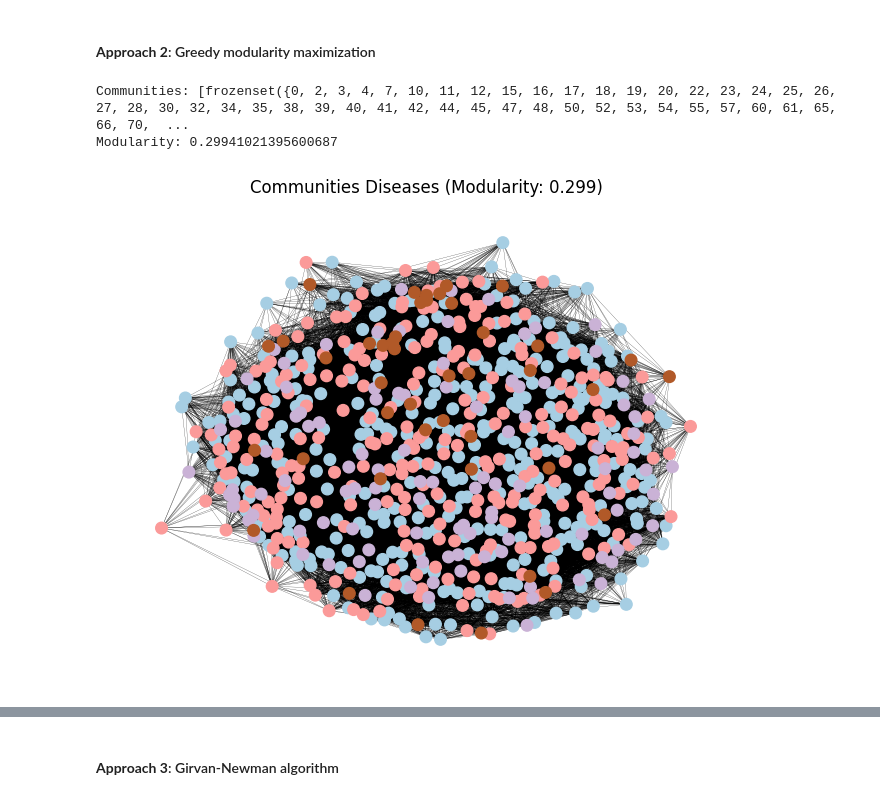
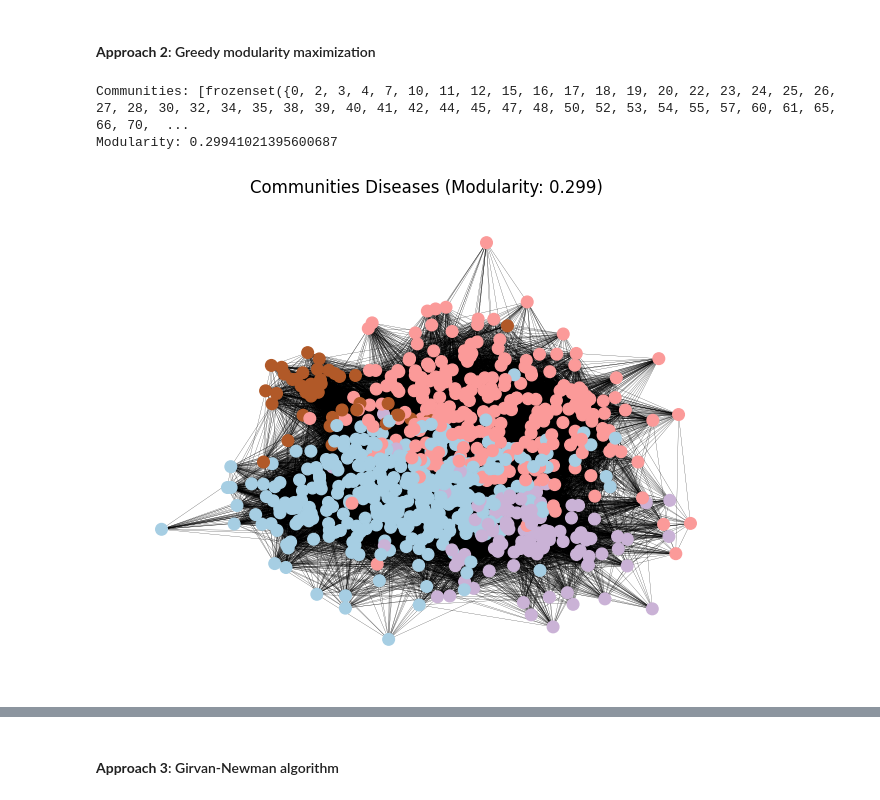
Before and after one commit to DavideLigari/disease-prediction, a Jupyter notebook: code/metrics_analysis/community_detection.ipynb, the cells around one changed output, grey strips where cells are left out. Saved outputs shown, nothing was run; the diff lists cells and outputs as text; code cells hidden in the pictures.

Commit message:
community analysis WIP

```diff
--- a/code/metrics_analysis/community_detection.ipynb
+++ b/code/metrics_analysis/community_detection.ipynb
@@ -27,0 +23,19 @@ adjacency_matrix = adjacency_matrix[:, :-1]
+# %%
+# Get the adjacency matrix from the data
+adjacency_matrix = pd.read_csv("../../dataset/large_adjacency_matrix.csv", compression='gzip').values
+
+# Compute co-occurrence matrix disease-disease
+co_occurrence_matrix_d = np.matmul(adjacency_matrix, adjacency_matrix.T)
+# Display the co-occurrence matrix
+print("Co-occurrence Matrix (Disease-Disease):")
+print(co_occurrence_matrix_d)
+# Get the graph
+G_d = gg.get_weighted_graph(co_occurrence_matrix_d)
+
+# Compute co-occurrence matrix symptoms-symptoms
+co_occurrence_matrix_s = np.matmul(adjacency_matrix.T, adjacency_matrix)
+# Display the co-occurrence matrix
+print("Co-occurrence Matrix (Symptom-Symptom):")
+print(co_occurrence_matrix_s)
+# Get the graph
+G_s = gg.get_weighted_graph(co_occurrence_matrix_s)
@@ -161,93 +142,43 @@ print("Modularity:", modularity)
 
 # Create a color map for nodes based on community
 color_map = {}
 for i, community in enumerate(communities):
     color_map.update({node: i for node in community})
 
 # Draw the graph with node coloration keeping kamada_kawai_layout to compare it with the original one with no clusters
-pos = nx.kamada_kawai_layout(G_d)  # You can choose other layout algorithms
-nx.draw(
-        G_d,
-        pos,
-        node_color=list(color_map.values()),
-        with_labels=False,
-        cmap=plt.cm.Paired,
-        node_size=70,
-        width=0.15,
-        )
+# pos = nx.kamada_kawai_layout(G_d)  # You can choose other layout algorithms
+# nx.draw(
+#         G_d,
+#         pos,
+#         node_color=list(color_map.values()),
+#         with_labels=False,
+#         cmap=plt.cm.Paired,
+#         node_size=70,
+#         width=0.15,
+#         )
 
-plt.title("Communities Diseases (Modularity: {:.3f})".format(modularity))
-plt.show()
+# plt.title("Communities Diseases (Modularity: {:.3f})".format(modularity))
+# plt.show()
 
 
 # Plot another version of the graph with communities grouped together
 pos = nx.spring_layout(G_d)  # You can use a different layout if needed
 
 # Draw nodes and edges
 nx.draw(
     G_d,
     pos,
     node_color=[color_map[node] for node in G_d.nodes()],
     with_labels=False,
     cmap='Paired',
     node_size=70,
     width=0.15,
     )
 
 # Add labels and title
 plt.title("Communities Diseases (Modularity: {:.3f})".format(modularity))
 plt.show()
-
-
-# ----------------------------- SYMPTOMS -----------------------------
-
-
-# Compute modularity using networkx
-communities = list(nx.community.greedy_modularity_communities(G_s))
-communities_greedy_mod = communities
-print("Communities:", communities)
-modularity = nx.community.modularity(G_s, communities)
-print("Modularity:", modularity)
-
-# Create a color map for nodes based on community
-color_map = {}
-for i, community in enumerate(communities):
-    color_map.update({node: i for node in community})
-
-
-# Draw the graph with node coloration keeping kamada_kawai_layout to compare it with the original one with no clusters
-pos = nx.kamada_kawai_layout(G_s)  # You can choose other layout algorithms
-nx.draw(
-    G_s, pos,
-    node_color=list(color_map.values()),
-    with_labels=False,
-    cmap=plt.cm.Paired,
-    node_size=70,
-    width=0.15,
-    )
-
-plt.title("Communities Symptoms (Modularity: {:.3f})".format(modularity))
-plt.show()
-
-
-# Plot another version of the graph with communities grouped together
-pos = nx.spring_layout(G_s)  # You can use a different layout if needed
-
-# Draw nodes and edges
-nx.draw(
-    G_s,
-    pos,
-    node_color=[color_map[node] for node in G_s.nodes()],
-    with_labels=False,
-    cmap='Paired',
-    node_size=70,
-    width=0.15,
-    )
-
-# Add labels and title
-plt.title("Communities Symptoms (Modularity: {:.3f})".format(modularity))
-plt.show()
 # %% [output]
 Communities: [frozenset({0, 2, 3, 4, 7, 10, 11, 12, 15, 16, 17, 18, 19, 20, 22, 23, 24, 25, 26, 27, 28, 30, 32, 34, 35, 38, 39, 40, 41, 42, 44, 45, 47, 48, 50, 52, 53, 54, 55, 57, 60, 61, 65, 66, 70,  ...
 Modularity: 0.29941021395600687
-[figure, old version]
+[figure, new version]
```
Also changed, not shown: parts of 9 cells of this notebook, 3 other files.
